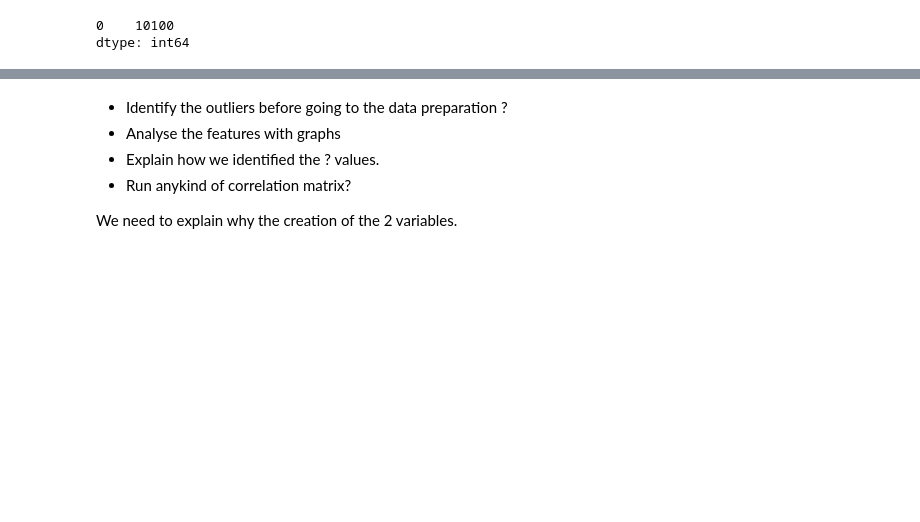
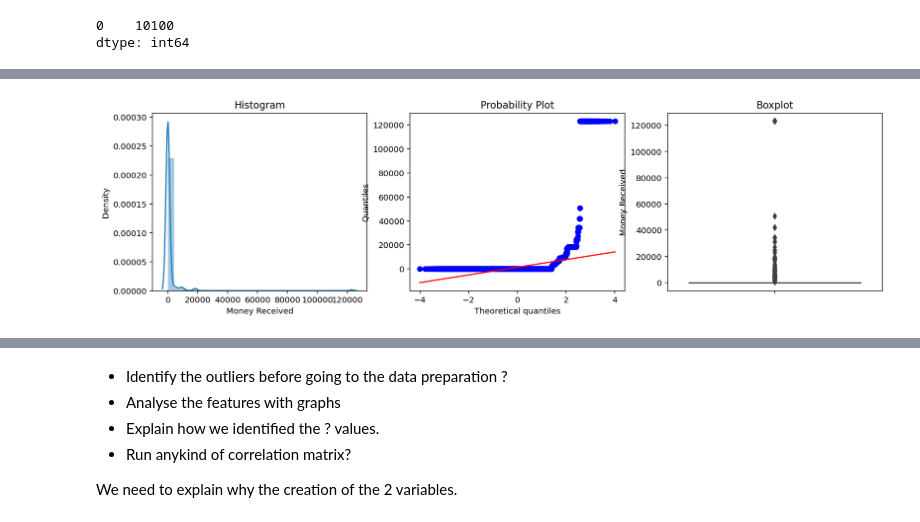
Before and after one commit to johnruiz24/ML_Project, a Jupyter notebook: ML Project 3 datasets.ipynb, the cells around one changed output, grey strips where cells are left out. Saved outputs shown, nothing was run; the diff lists cells and outputs as text; code cells hidden in the pictures; blank space fills up the shorter version.

```diff
--- a/ML Project 3 datasets.ipynb
+++ b/ML Project 3 datasets.ipynb
@@ -202,0 +241,4 @@ dtype: int64
+# %%
+diagnostic_plots(train, 'Money Received')
+# %% [output]
+[figure, added]
```
Also changed, not shown: parts of 22 cells of this notebook.
